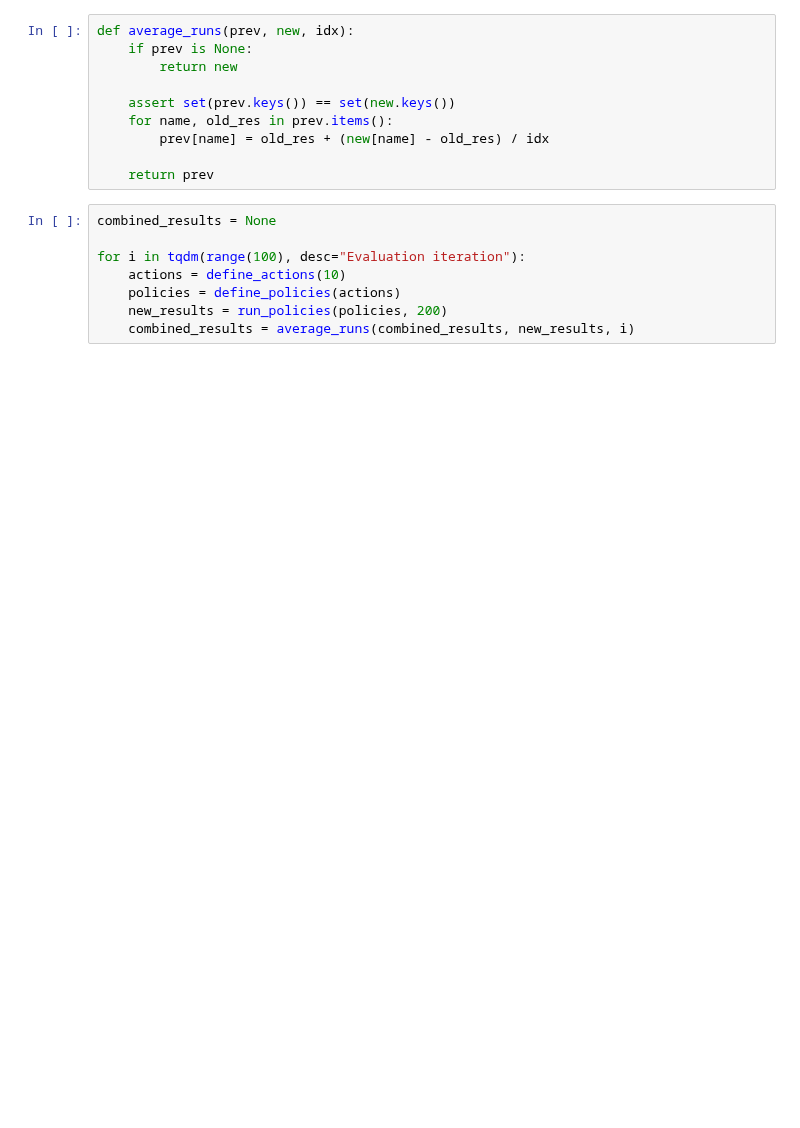
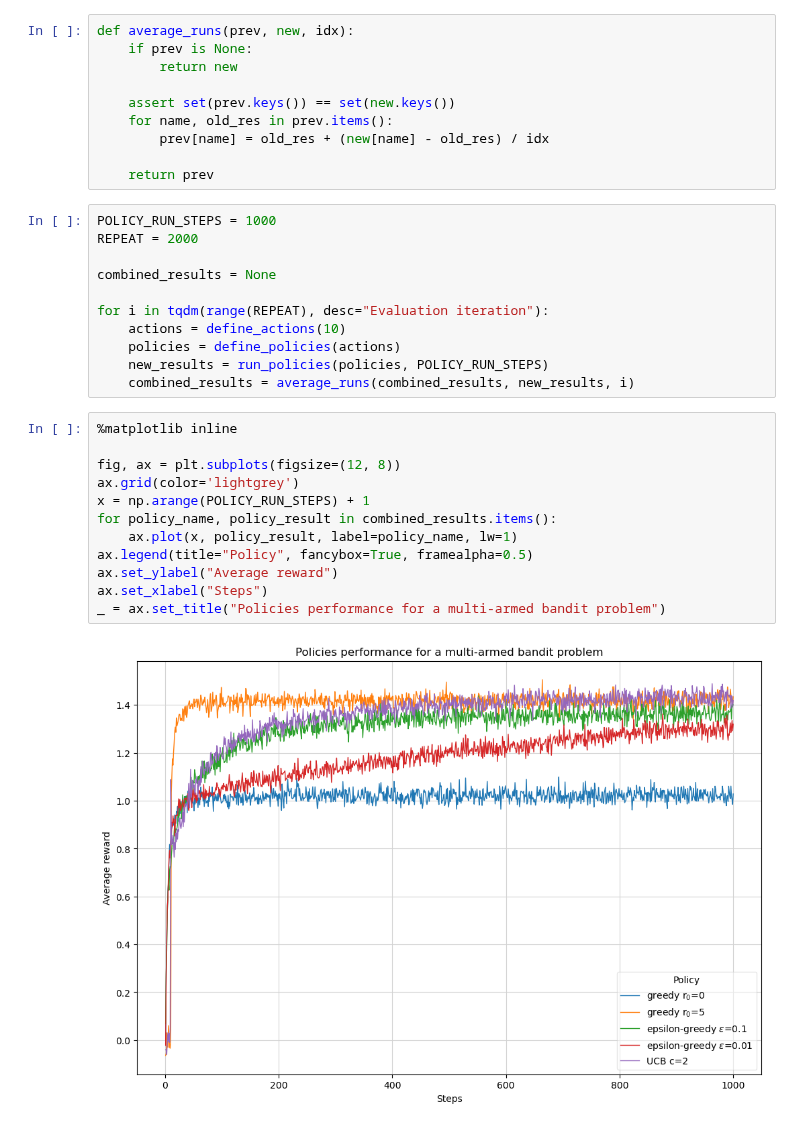
Before and after one commit to the-mysh/rl-coursework, a Jupyter notebook: tasks/multi_armed_bandits/Multi-Armed Bandits.ipynb, the cells around one changed output. Saved outputs shown, nothing was run; the diff lists cells and outputs as text; blank space fills up the shorter version.

Commit message:
Plot + adapted ucb c

```diff
--- a/tasks/multi_armed_bandits/Multi-Armed Bandits.ipynb
+++ b/tasks/multi_armed_bandits/Multi-Armed Bandits.ipynb
@@ -42,10 +44,27 @@ def average_runs(prev, new, idx):
 
     return prev
 # %%
+POLICY_RUN_STEPS = 1000
+REPEAT = 2000
+
 combined_results = None
 
-for i in tqdm(range(100), desc="Evaluation iteration"):
+for i in tqdm(range(REPEAT), desc="Evaluation iteration"):
     actions = define_actions(10)
     policies = define_policies(actions)
-    new_results = run_policies(policies, 200)
+    new_results = run_policies(policies, POLICY_RUN_STEPS)
     combined_results = average_runs(combined_results, new_results, i)
+# %%
+%matplotlib inline
+
+fig, ax = plt.subplots(figsize=(12, 8))
+ax.grid(color='lightgrey')
+x = np.arange(POLICY_RUN_STEPS) + 1
+for policy_name, policy_result in combined_results.items():
+    ax.plot(x, policy_result, label=policy_name, lw=1)
+ax.legend(title="Policy", fancybox=True, framealpha=0.5)
+ax.set_ylabel("Average reward")
+ax.set_xlabel("Steps")
+_ = ax.set_title("Policies performance for a multi-armed bandit problem")
+# %% [output]
+[figure, added]
```
Also changed, not shown: parts of 3 cells of this notebook, 1 other file.
